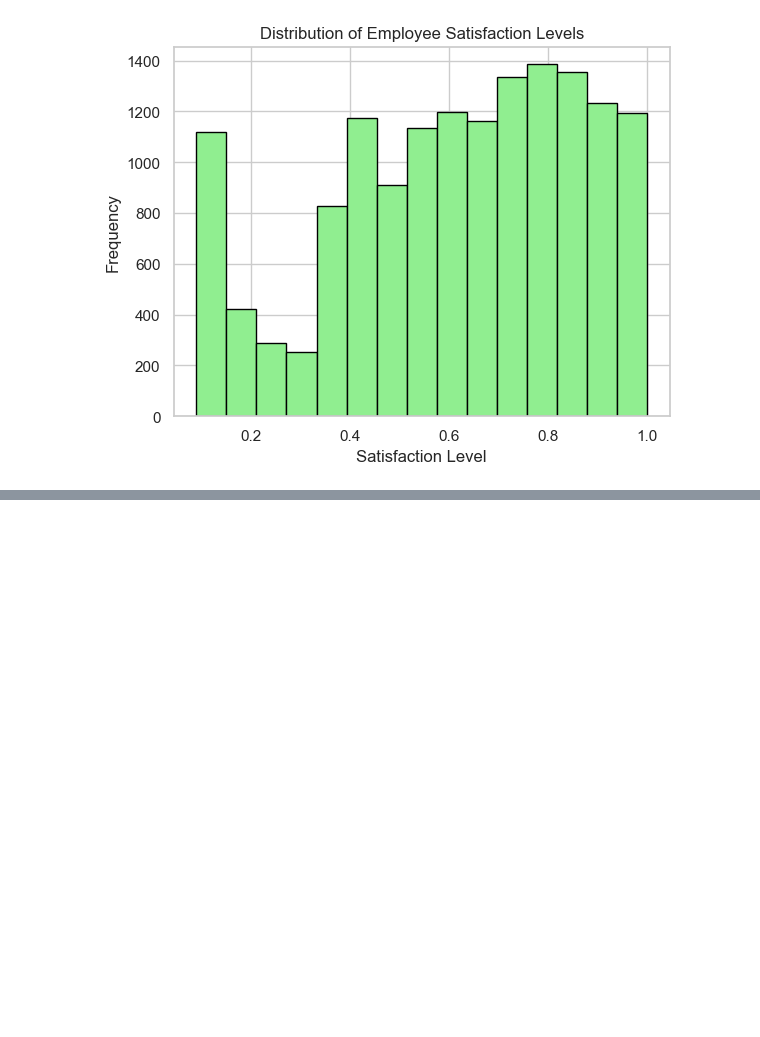
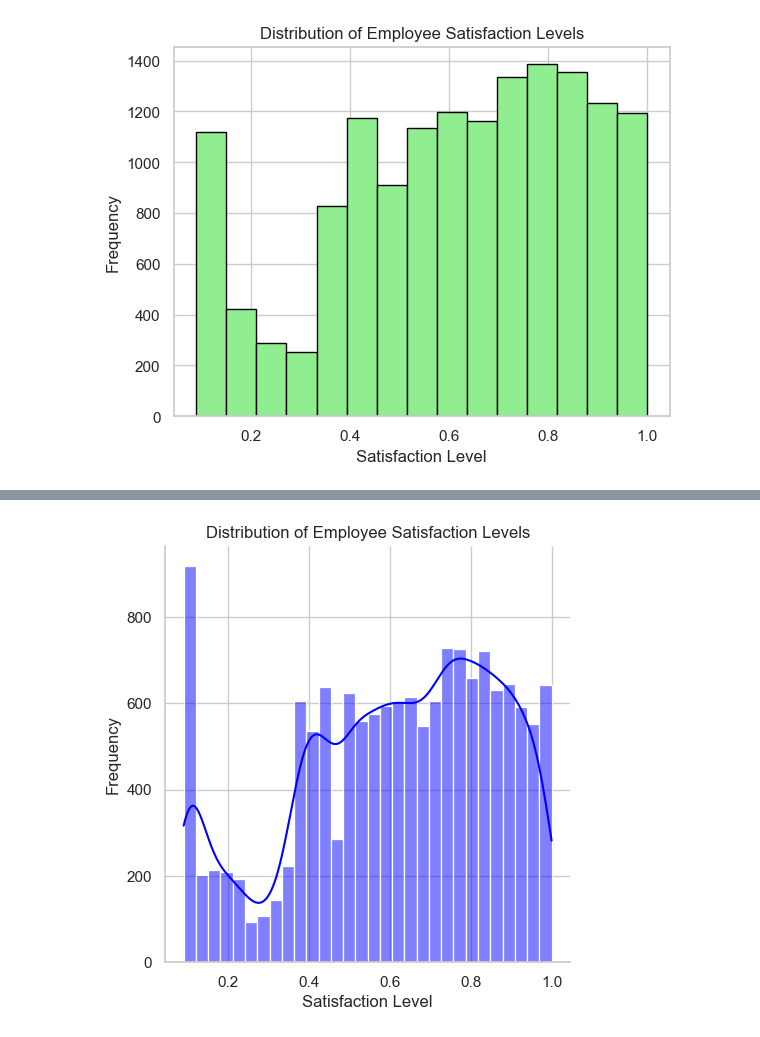
Before and after one commit to karmenatwork/4_CB_employees_turnover, a Jupyter notebook: main.ipynb, the cells around one changed output, grey strips where cells are left out. Drawn from its saved outputs; the diff is of its cells as text; code cells hidden in the pictures; blank space fills up the shorter version.

Commit message:
2.2 Draw the distribution plot of
Employee evaluation

```diff
--- a/main.ipynb
+++ b/main.ipynb
@@ -217,0 +221,10 @@ plt.hist(df['satisfaction_level'], color='lightgreen', ec='black', bins=15)
+# %%
+# Plot the distribution of employee satisfaction levels
+sns.displot(df['satisfaction_level'], kde=True, color='blue')
+# sns.histplot(df1['satisfaction_level'], kde=True, color='blue')
+plt.title('Distribution of Employee Satisfaction Levels')
+plt.xlabel('Satisfaction Level')
+plt.ylabel('Frequency')
+plt.show()
+# %% [output]
+[figure, added]
```
Also changed, not shown: parts of 4 cells of this notebook.
